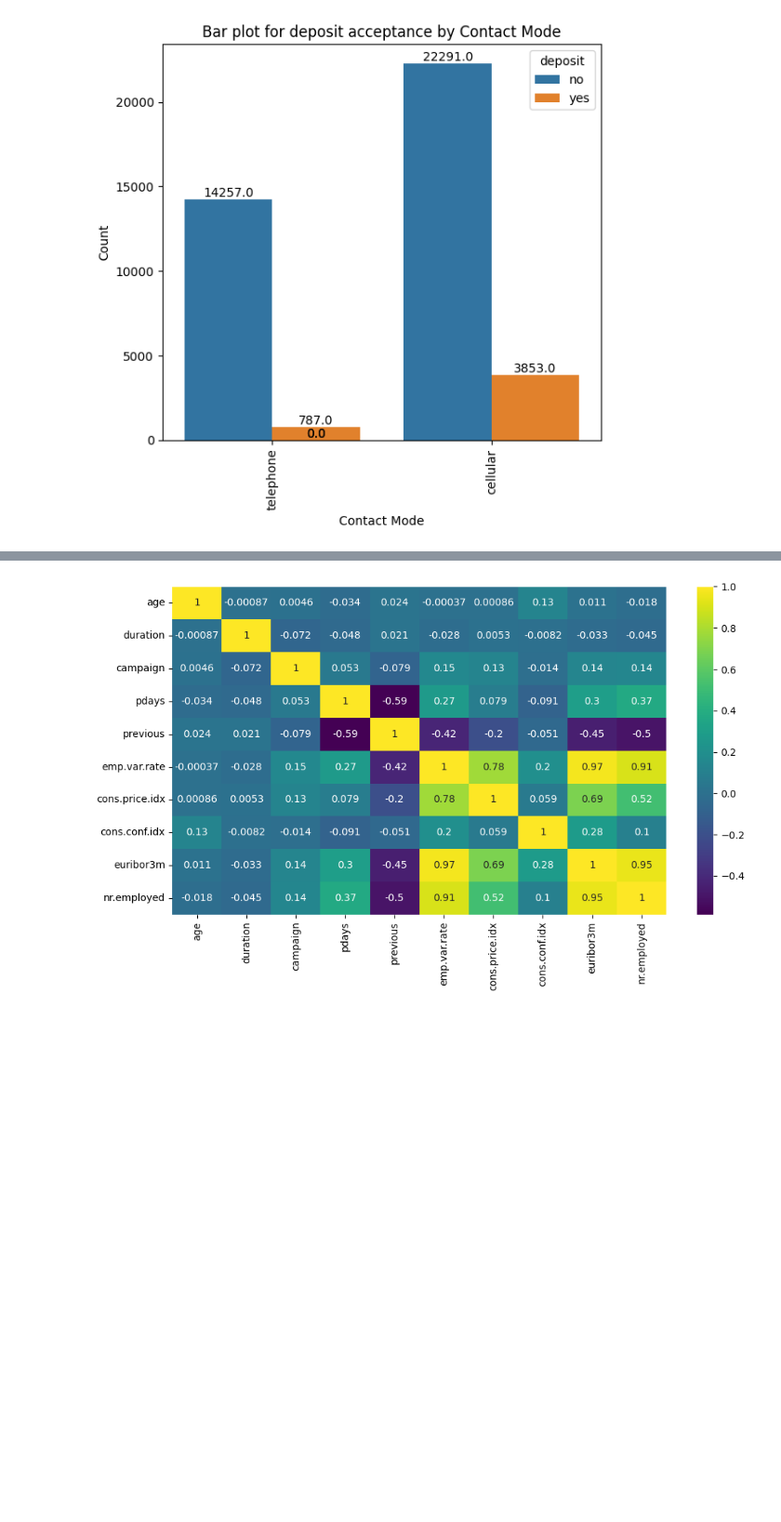
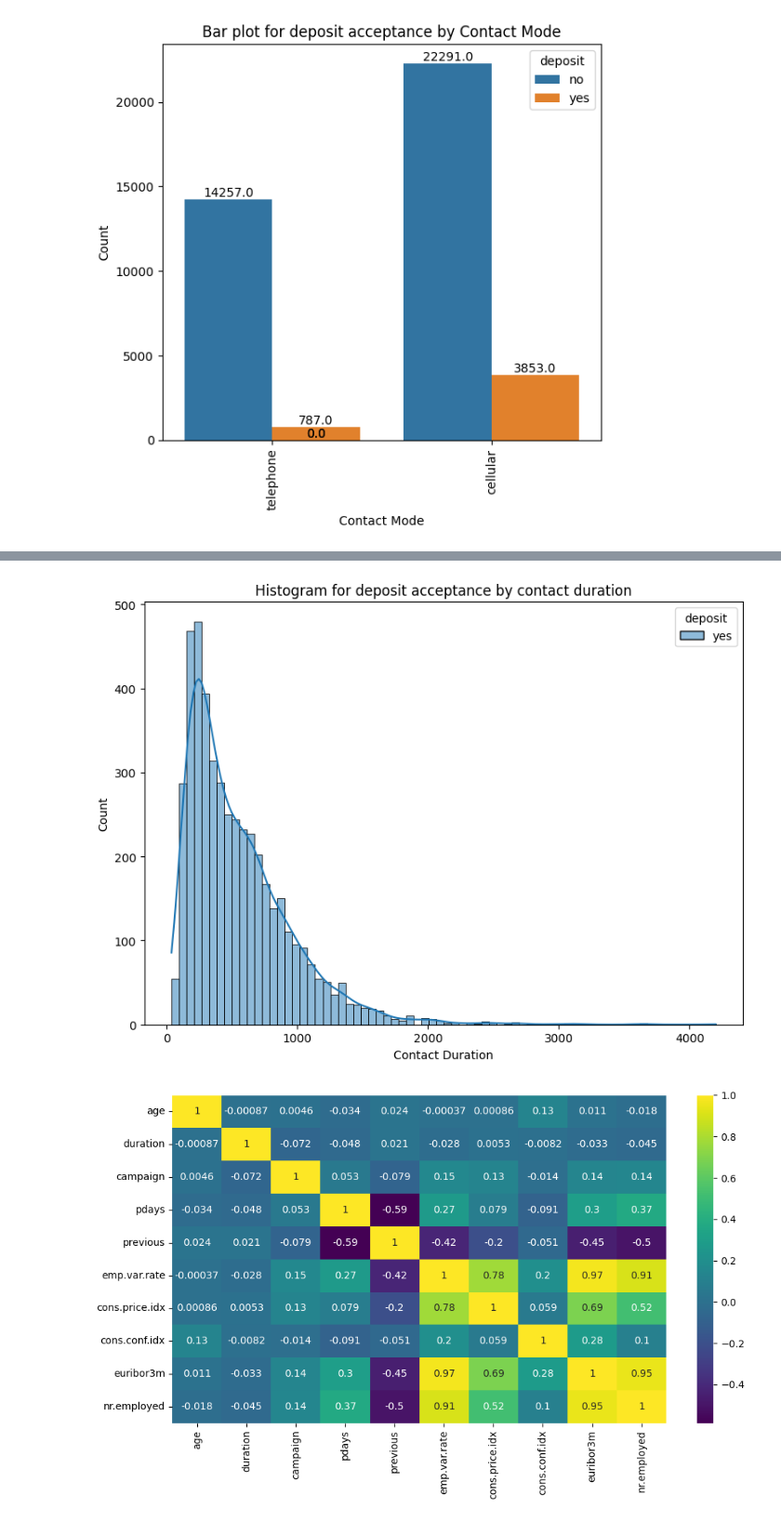
Before and after one commit to atewari-bot/bank-marketing-campaign, a Jupyter notebook: bank_marketing_campaign.ipynb, the cells around one changed output, grey strips where cells are left out. Shown at 93% size. Saved outputs shown, nothing was run; the diff lists cells and outputs as text; code cells hidden in the pictures; blank space fills up the shorter version.

```diff
--- a/bank_marketing_campaign.ipynb
+++ b/bank_marketing_campaign.ipynb
@@ -351,3 +367,17 @@ def plot_distribution_by_category(x, df, category_name, hue='deposit', w=10, h=6
+# %%
+# Histogram for duration feature for successful deposit product acceptance
+def plot_duration_distribution_for_acceptance(df, w=10, h=6):
+    plt.rcParams['figure.figsize'] = [w, h]
+    plt.rcParams['figure.autolayout'] = True
+
+    data = df.query('deposit == "yes"')
+    ax = sns.histplot(x='duration', hue='deposit', data=data, kde=True)
+    ax.set_title("Histogram for deposit acceptance by contact duration")
+
+    ax.set_xlabel('Contact Duration')
+    ax.set_ylabel('Count')
+    plt.savefig(f'images/duration_histogram_for_acceptance.png')
+    plt.show()
 # %%
 # Plot some pie charts to visualize the number of accepted term deposits by loan types in dataset
 def pie_plot_deposit_acceptance_by_category(df):
@@ -435,3 +469,7 @@ plot_distribution_by_category('contact', df, 'Contact Mode', w=6, h=6)
+# %%
+plot_duration_distribution_for_acceptance(df, w=8, h=6)
+# %% [output]
+[figure, added]
 # %%
 plt.figure(figsize=(10, 6))
 sns.heatmap(df.corr(numeric_only=True), annot=True, cmap='viridis')
```
Also changed, not shown: parts of 21 cells of this notebook, 8 other files.
